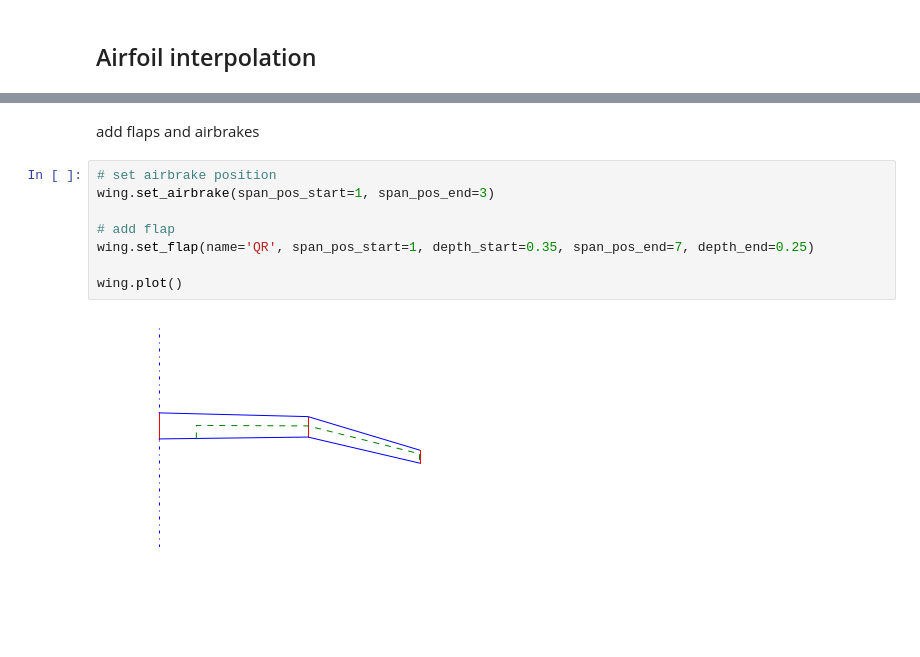
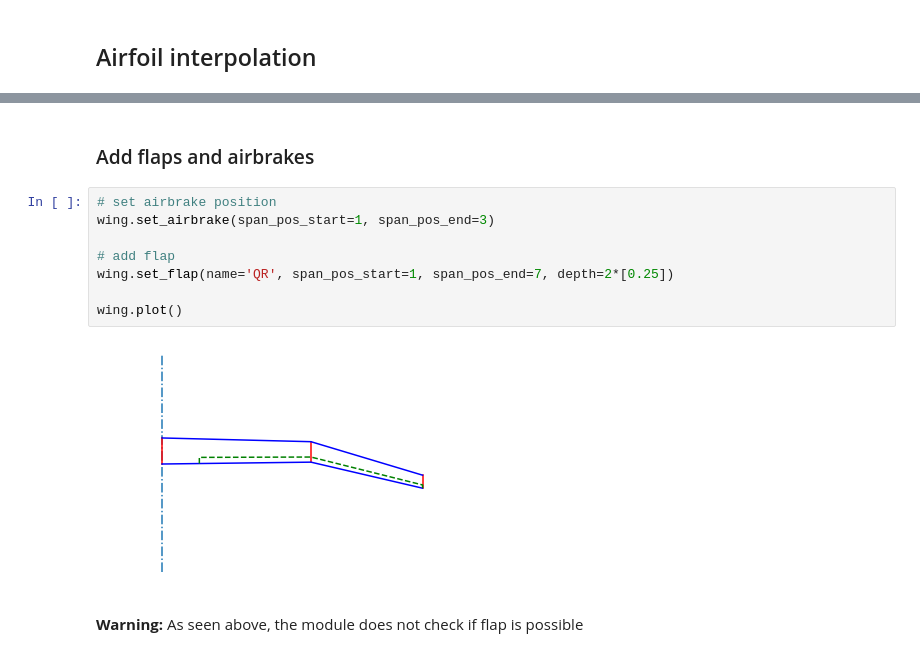
Before and after one commit to akafliegdarmstadt/wingstructure, a Jupyter notebook: examples/Geometry.ipynb, the cells around one changed output, grey strips where cells are left out. Cells and saved outputs as stored; diff of their text form; blank space fills up the shorter version.

```diff
--- a/examples/Geometry.ipynb
+++ b/examples/Geometry.ipynb
@@ -49,12 +49,14 @@ wing.plot()
 # %% [markdown]
-add flaps and airbrakes
+### Add flaps and airbrakes
 # %%
 # set airbrake position
 wing.set_airbrake(span_pos_start=1, span_pos_end=3)
 
 # add flap
-wing.set_flap(name='QR', span_pos_start=1, depth_start=0.35, span_pos_end=7, depth_end=0.25)
+wing.set_flap(name='QR', span_pos_start=1, span_pos_end=7, depth=2*[0.25])
 
 wing.plot()
 # %% [output]
-[figure, old version]
+[figure, new version]
+# %% [markdown]
+__Warning:__ As seen above, the module does not check if flap is possible
```
Also changed, not shown: parts of 3 cells of this notebook, 7 other files.
